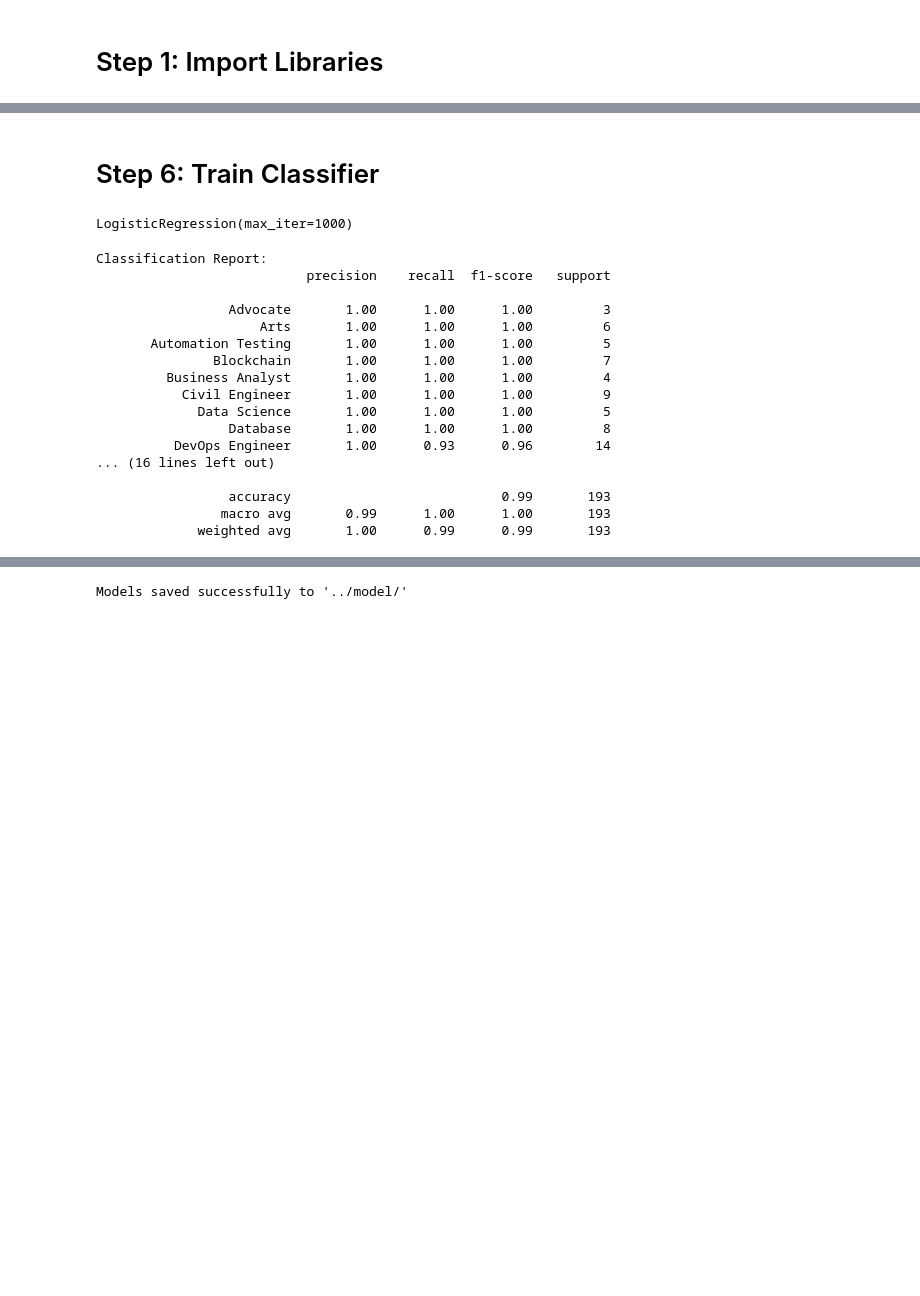
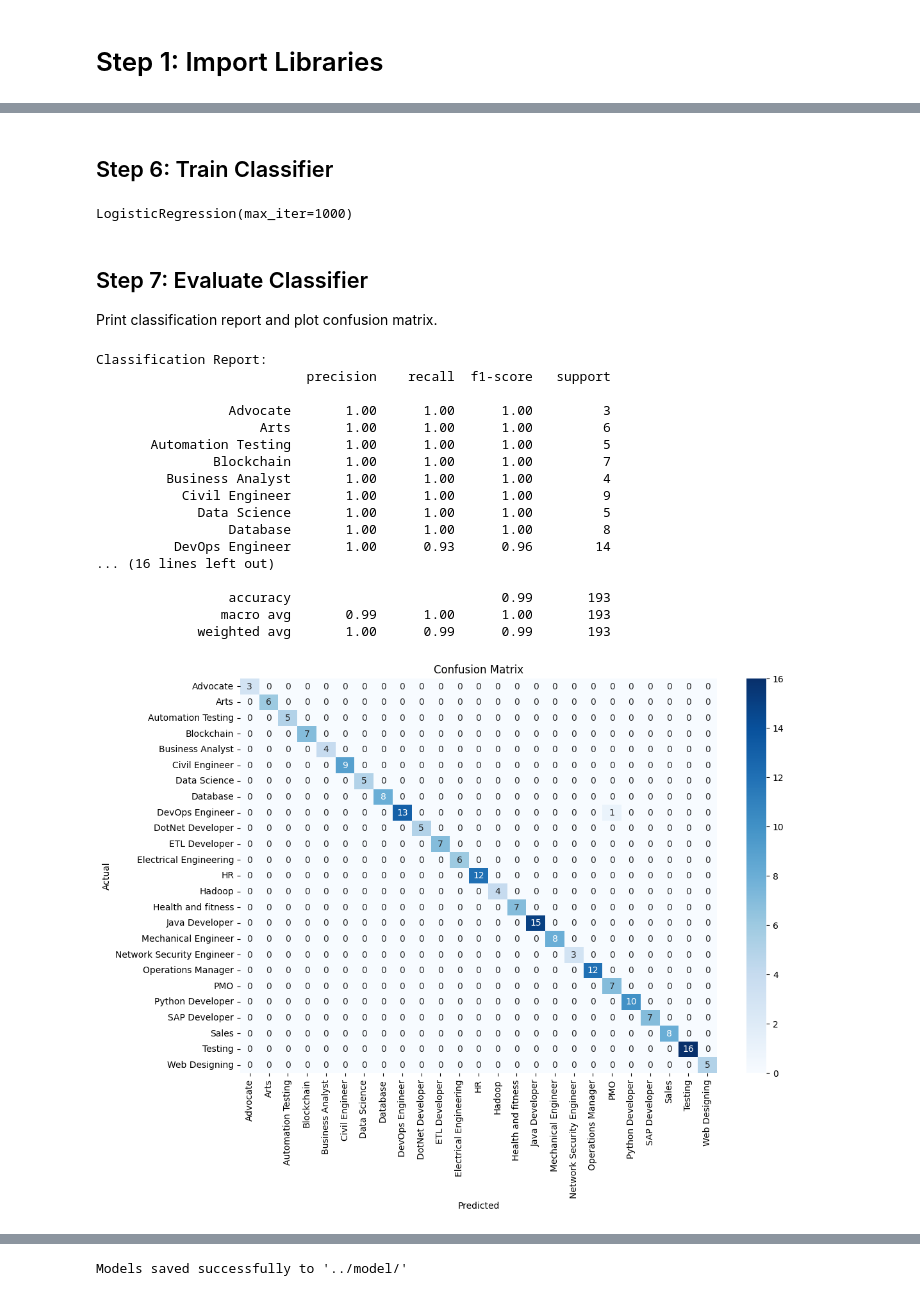
Before and after one commit to LearnerShreya/jobfit-resume-analyzer, a Jupyter notebook: notebooks/model_training.ipynb, the cells around one changed output, grey strips where cells are left out. Saved outputs shown, nothing was run; the diff lists cells and outputs as text; code cells hidden in the pictures; blank space fills up the shorter version.

```diff
--- a/notebooks/model_training.ipynb
+++ b/notebooks/model_training.ipynb
@@ -21,7 +40,9 @@ df = df[['Resume', 'Category']]
 # %%
 def clean_text(text):
-    text = re.sub(r"http\S+", "", text)
-    text = re.sub(r"[^A-Za-z\s]", "", text)
-    text = re.sub(r"\s+", " ", text)
+    """Remove URLs, non-alphabetic characters, and extra spaces."""
+    text = re.sub(r'http\S+', '', text)
+    text = re.sub(r'[^A-Za-z\s]', '', text)
+    text = re.sub(r'\s+', ' ', text)
     return text.lower().strip()
 df['Cleaned_Resume'] = df['Resume'].apply(clean_text)
+df.head()
@@ -38,34 +67,46 @@ vectorizer = TfidfVectorizer(max_features=3000)
 X = vectorizer.fit_transform(df['Cleaned_Resume']).toarray()
 y = df['Encoded_Category']
 # %% [markdown]
-# Step 6: Train Classifier
+## Step 6: Train Classifier
 # %%
 X_train, X_test, y_train, y_test = train_test_split(X, y, test_size=0.2, random_state=42)
 classifier = LogisticRegression(max_iter=1000)
 classifier.fit(X_train, y_train)
 # %% [output]
 LogisticRegression(max_iter=1000)
-# %%
-# Print classification report
-y_pred = classifier.predict(X_test)
-print("Classification Report:")
-print(classification_report(y_test, y_pred, target_names=le.classes_))
-# %% [output]
-Classification Report:
-                           precision    recall  f1-score   support
-
-                 Advocate       1.00      1.00      1.00         3
-                     Arts       1.00      1.00      1.00         6
-       Automation Testing       1.00      1.00      1.00         5
-               Blockchain       1.00      1.00      1.00         7
-         Business Analyst       1.00      1.00      1.00         4
-           Civil Engineer       1.00      1.00      1.00         9
-             Data Science       1.00      1.00      1.00         5
-                 Database       1.00      1.00      1.00         8
-          DevOps Engineer       1.00      0.93      0.96        14
-... (16 lines left out)
-
-                 accuracy                           0.99       193
-                macro avg       0.99      1.00      1.00       193
-             weighted avg       1.00      0.99      0.99       193
+# %% [markdown]
+## Step 7: Evaluate Classifier
+
+Print classification report and plot confusion matrix.
+# %%
+y_pred = classifier.predict(X_test)
+print("Classification Report:")
+print(classification_report(y_test, y_pred, target_names=le.classes_))
+# Confusion matrix
+cm = confusion_matrix(y_test, y_pred)
+plt.figure(figsize=(12,8))
+sns.heatmap(cm, annot=True, fmt='d', cmap='Blues', xticklabels=le.classes_, yticklabels=le.classes_)
+plt.xlabel('Predicted')
+plt.ylabel('Actual')
+plt.title('Confusion Matrix')
+plt.show()
+# %% [output]
+Classification Report:
+                           precision    recall  f1-score   support
+
+                 Advocate       1.00      1.00      1.00         3
+                     Arts       1.00      1.00      1.00         6
+       Automation Testing       1.00      1.00      1.00         5
+               Blockchain       1.00      1.00      1.00         7
+         Business Analyst       1.00      1.00      1.00         4
+           Civil Engineer       1.00      1.00      1.00         9
+             Data Science       1.00      1.00      1.00         5
+                 Database       1.00      1.00      1.00         8
+          DevOps Engineer       1.00      0.93      0.96        14
+... (16 lines left out)
+
+                 accuracy                           0.99       193
+                macro avg       0.99      1.00      1.00       193
+             weighted avg       1.00      0.99      0.99       193
+[figure, added]
 # %% [markdown]
```
Also changed, not shown: parts of 20 cells of this notebook.
